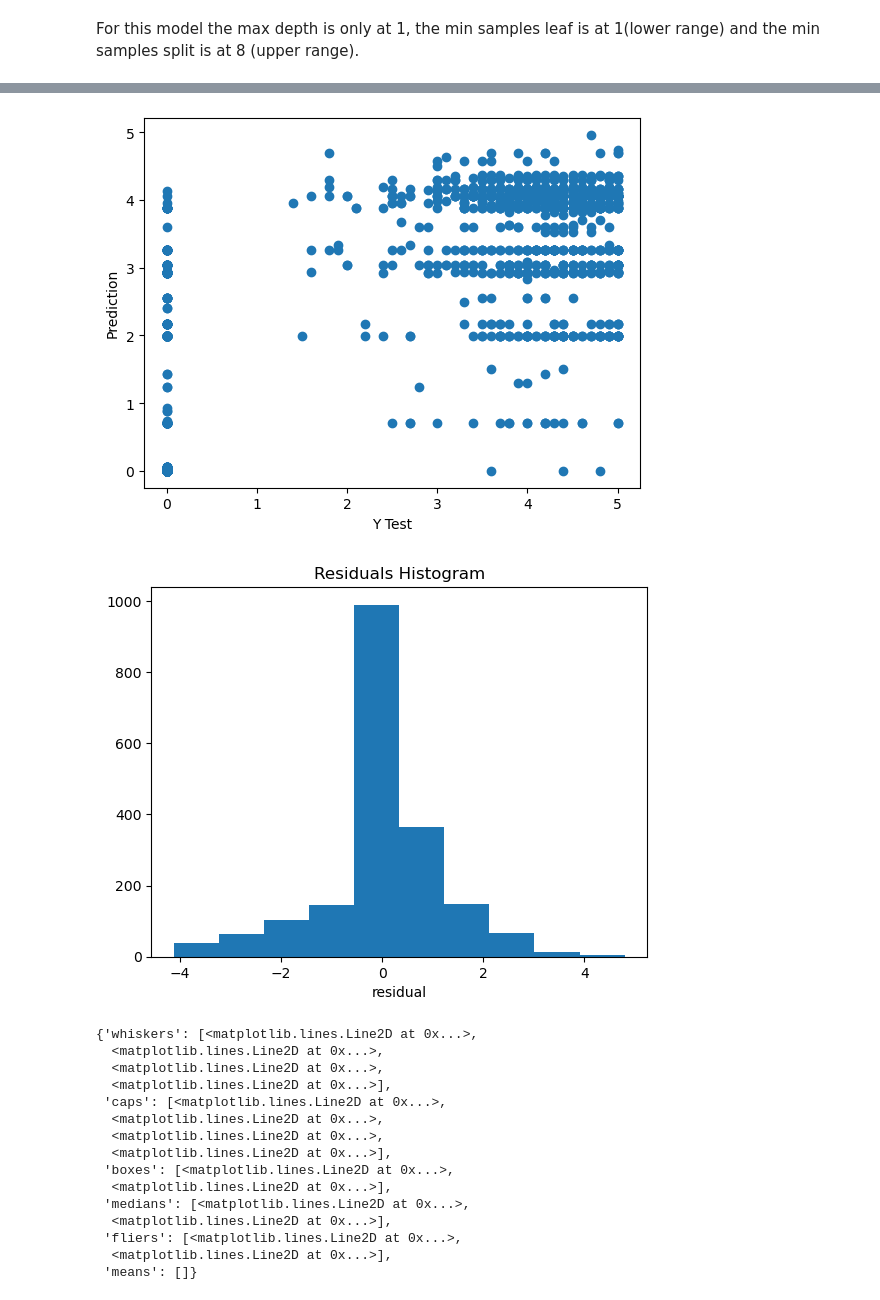
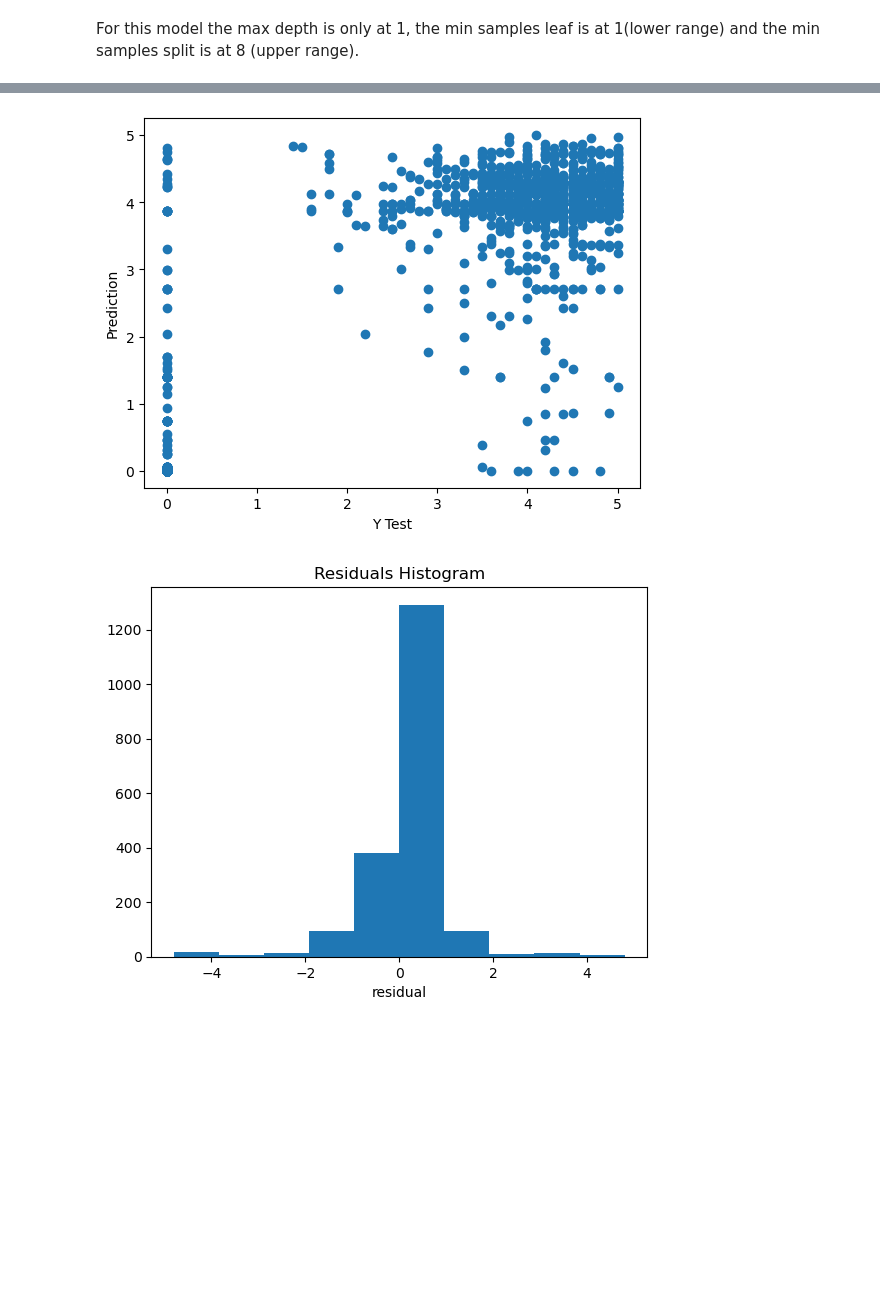
Before and after one commit to LouLan99/User-Rating-Prediction-Model, a Jupyter notebook: notebooks/04-modelling with pipeline, gridsearch.ipynb, the cells around one changed output, grey strips where cells are left out. Saved outputs shown, nothing was run; the diff lists cells and outputs as text; code cells hidden in the pictures; blank space fills up the shorter version.

```diff
--- a/notebooks/04-modelling with pipeline, gridsearch.ipynb
+++ b/notebooks/04-modelling with pipeline, gridsearch.ipynb
@@ -123,8 +114,10 @@ pipeline = Pipeline([
 ])
 
 Params = [{
-        'model__max_depth' : [2, 4, 6, 8],
+        'model__max_depth' : [6, 8, 10, 12, 14],
         'model__min_samples_split' :[2, 4],
+        'pca' : [PCA()],
+        'pca__n_components' : [10, 20, 29],
         'model__min_samples_leaf': [1, 2, 3]}]
 
 grid_search = GridSearchCV(estimator=pipeline, param_grid=Params, cv=5, verbose = 1)
@@ -261,32 +456,15 @@ plt.boxplot([y_test, y_pred1], vert=False)
 # %%
 metrics.r2_score(y_test, y_pred2)
 
 plt.scatter(y_test, y_pred2)
 plt.xlabel('Y Test')
 plt.ylabel('Prediction')
 plt.show()
 
 plt.hist([y_test-y_pred2])
 plt.title('Residuals Histogram')
 plt.xlabel('residual')
 plt.show()
-
-plt.boxplot([y_test, y_pred2], vert=False)
 # %% [output]
-[figure, old version]
+[figure, new version]
-[figure, old version]
+[figure, new version]
-{'whiskers': [<matplotlib.lines.Line2D at 0x...>,
-  <matplotlib.lines.Line2D at 0x...>,
-  <matplotlib.lines.Line2D at 0x...>,
-  <matplotlib.lines.Line2D at 0x...>],
- 'caps': [<matplotlib.lines.Line2D at 0x...>,
-  <matplotlib.lines.Line2D at 0x...>,
-  <matplotlib.lines.Line2D at 0x...>,
-  <matplotlib.lines.Line2D at 0x...>],
- 'boxes': [<matplotlib.lines.Line2D at 0x...>,
-  <matplotlib.lines.Line2D at 0x...>],
- 'medians': [<matplotlib.lines.Line2D at 0x...>,
-  <matplotlib.lines.Line2D at 0x...>],
- 'fliers': [<matplotlib.lines.Line2D at 0x...>,
-  <matplotlib.lines.Line2D at 0x...>],
- 'means': []}
```
Also changed, not shown: parts of 33 cells of this notebook.
